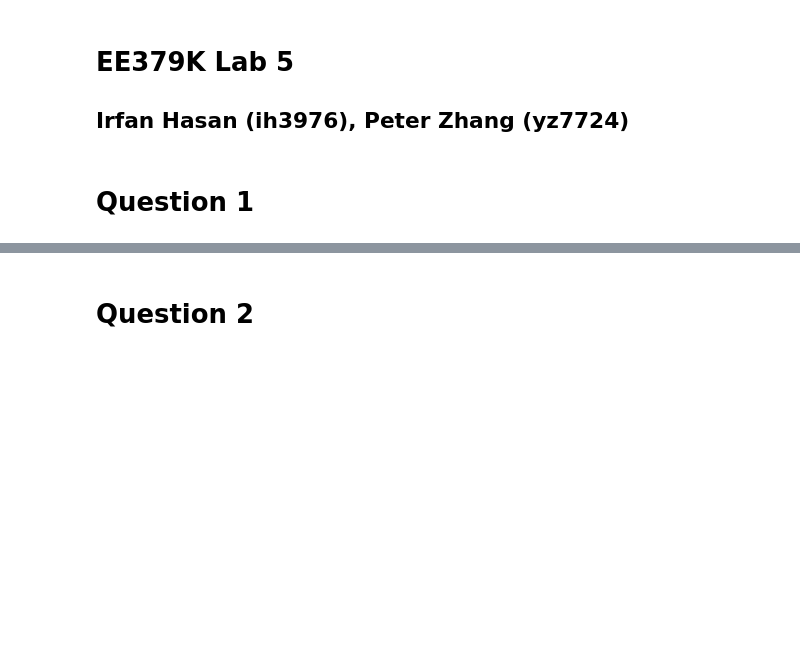
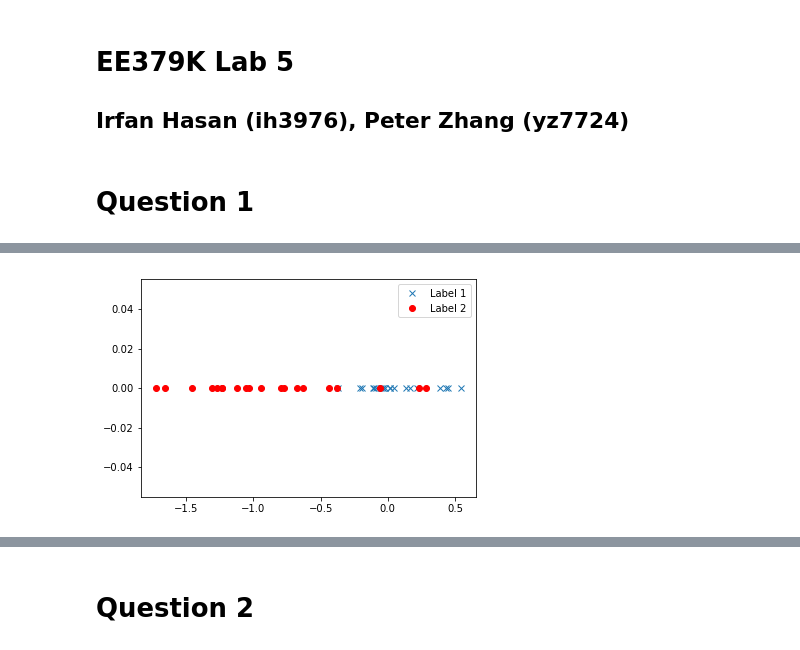
Before and after one commit to irfanhasan/EE379K, a Jupyter notebook: Lab5/Lab5.ipynb, the cells around one changed output, grey strips where cells are left out. Saved outputs shown, nothing was run; the diff lists cells and outputs as text; code cells hidden in the pictures; blank space fills up the shorter version.

```diff
--- a/Lab5/Lab5.ipynb
+++ b/Lab5/Lab5.ipynb
@@ -13,0 +40,81 @@ from sklearn.model_selection import train_test_split
+# %%
+# Compute mean vector
+label1_mean = label1.mean(axis=0)
+label2_mean = label2.mean(axis=0)
+
+mean_vector = [label1_mean, label2_mean]
+
+# Compute within-class scatter matrix, Sw
+n = label1_mean.shape[0] # num of features
+Sw = np.zeros((n,n))
+
+for cl,mv in zip(samples, mean_vector):
+    class_sc_mat = np.zeros((n,n)) # scatter matrix for every class
+    temp = cl - mv
+    for row in temp:
+        row = row.reshape(n,1) # make column vectors
+        class_sc_mat += row.dot((row).T)
+    Sw += class_sc_mat                             # sum class scatter matrices
+print('within-class Scatter Matrix:\n', Sw)
+
+# Compute between-class scatter matrix, Sb
+all_samples = np.vstack(samples)
+# Mean feature vector for combined samples between all classes
+overall_mean = all_samples.mean(axis=0).reshape((n, 1))
+
+
+Sb = np.zeros((n,n))
+
+for cl, mean_vec in zip(samples, mean_vector):
+    n1 = cl.shape[0]  #Number of samples within each class
+    mean_vec = mean_vec.reshape((n,1)) # make column vector
+    t = mean_vec - overall_mean
+    Sb += n1 * t @ t.T
+
+print('between-class Scatter Matrix:\n', Sb)
+
+#Solve generalized eigenvalue problem for Sw-1Sb
+eig_vals, eig_vecs = np.linalg.eig(np.linalg.inv(Sw).dot(Sb))
+
+for i in range(len(eig_vals)):
+    eigvec_sc = eig_vecs[:,i].reshape(n,1)
+    print('\nEigenvector {}: \n{}'.format(i+1, eigvec_sc.real))
+    print('Eigenvalue {:}: {:.2e}'.format(i+1, eig_vals[i].real))
+
+
+# Make a list of (eigenvalue, eigenvector) tuples
+eig_pairs = [(np.abs(eig_vals[i]), eig_vecs[:,i]) for i in range(len(eig_vals))]
+
+# Sort the (eigenvalue, eigenvector) tuples from high to low
+eig_pairs = sorted(eig_pairs, key=lambda k: k[0], reverse=True)
+
+# Visually confirm that the list is correctly sorted by decreasing eigenvalues
+
+print('Eigenvalues in decreasing order:\n')
+for i in eig_pairs:
+    print(i[0])
+
+
+# "Explained variance"
+print('Variance explained:\n')
+eigv_sum = sum(eig_vals)
+for i,j in enumerate(eig_pairs):
+    print('eigenvalue {0:}: {1:.2%}'.format(i+1, (j[0]/eigv_sum).real))
+
+# Choose eigenvector with the highest eigenvalue:
+W = eig_pairs[0][1]
+print('Matrix W:\n', W.real)
+
+# Project data matrix onto new subspace
+label1_lda = label1 @ W
+label2_lda = label2 @ W
+
+
+
+fig = plt.figure()
+ax = fig.add_subplot(111)
+ax.plot(label1_lda, np.zeros(label1_lda.shape[0]), label='Label 1', marker='x', linestyle='')
+ax.plot(label2_lda, np.zeros(label2_lda.shape[0]), c='r', label='Label 2', marker='o', linestyle='')
+ax.legend()
+fig.show()
+# %% [output]
@@ -13,0 +138 @@ from sklearn.model_selection import train_test_split
+[figure, added]
```
Also changed, not shown: parts of 7 cells of this notebook.
